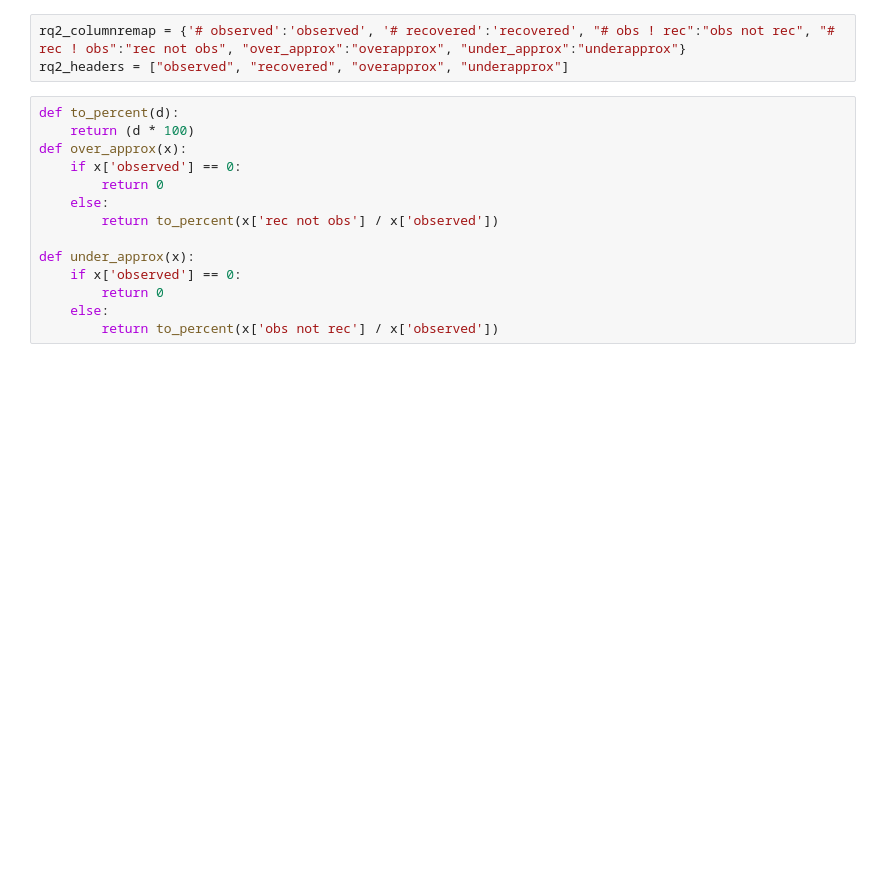
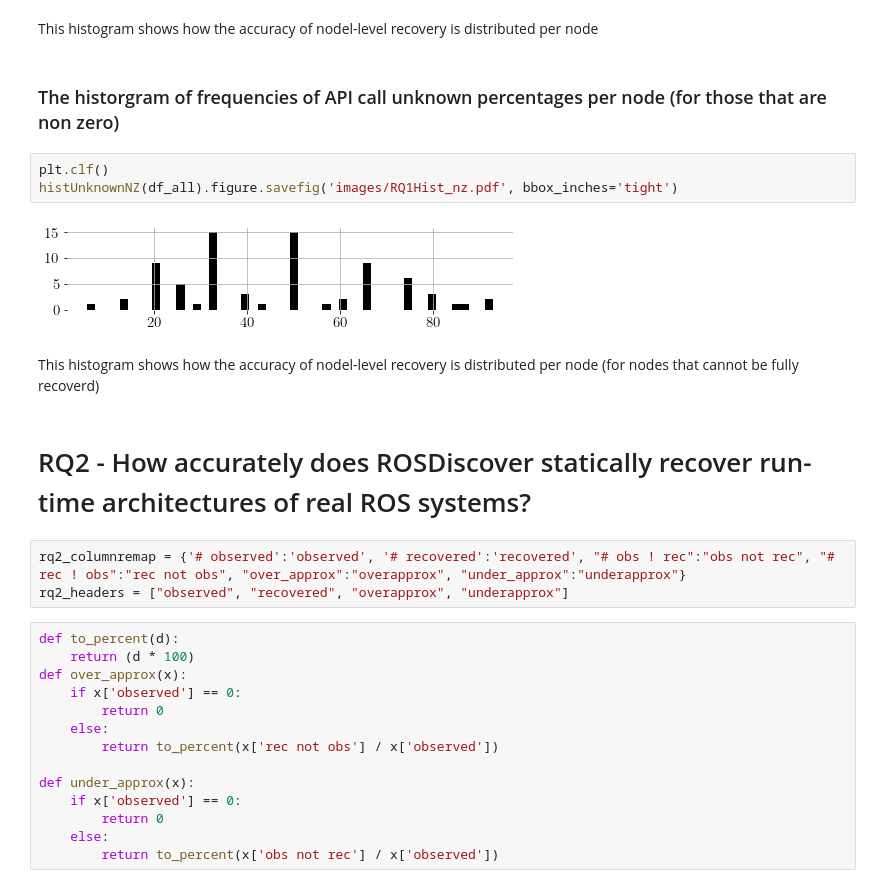
Before and after one commit to cmu-rss-lab/rosdiscover-evaluation, a Jupyter notebook: results/DataAnalysis.ipynb, the cells around one changed output. Drawn from its saved outputs; the diff is of its cells as text; blank space fills up the shorter version.

```diff
--- a/results/DataAnalysis.ipynb
+++ b/results/DataAnalysis.ipynb
@@ -117,3 +132,16 @@ df_observed
+# %% [markdown]
+This histogram shows how the accuracy of nodel-level recovery is distributed per node
+# %% [markdown]
+### The historgram of frequencies of API call unknown percentages per node (for those that are non zero)
+# %%
+plt.clf()
+histUnknownNZ(df_all).figure.savefig('images/RQ1Hist_nz.pdf', bbox_inches='tight')
+# %% [output]
+[figure, added]
+# %% [markdown]
+This histogram shows how the accuracy of nodel-level recovery is distributed per node (for nodes that cannot be fully recoverd)
+# %% [markdown]
+# RQ2 - How accurately does ROSDiscover statically recover run-time architectures of real ROS systems?
 # %%
 rq2_columnremap = {'# observed':'observed', '# recovered':'recovered', "# obs ! rec":"obs not rec", "# rec ! obs":"rec not obs", "over_approx":"overapprox", "under_approx":"underapprox"}
 rq2_headers = ["observed", "recovered", "overapprox", "underapprox"]
```
Also changed, not shown: parts of 63 cells of this notebook, 23 other files.
